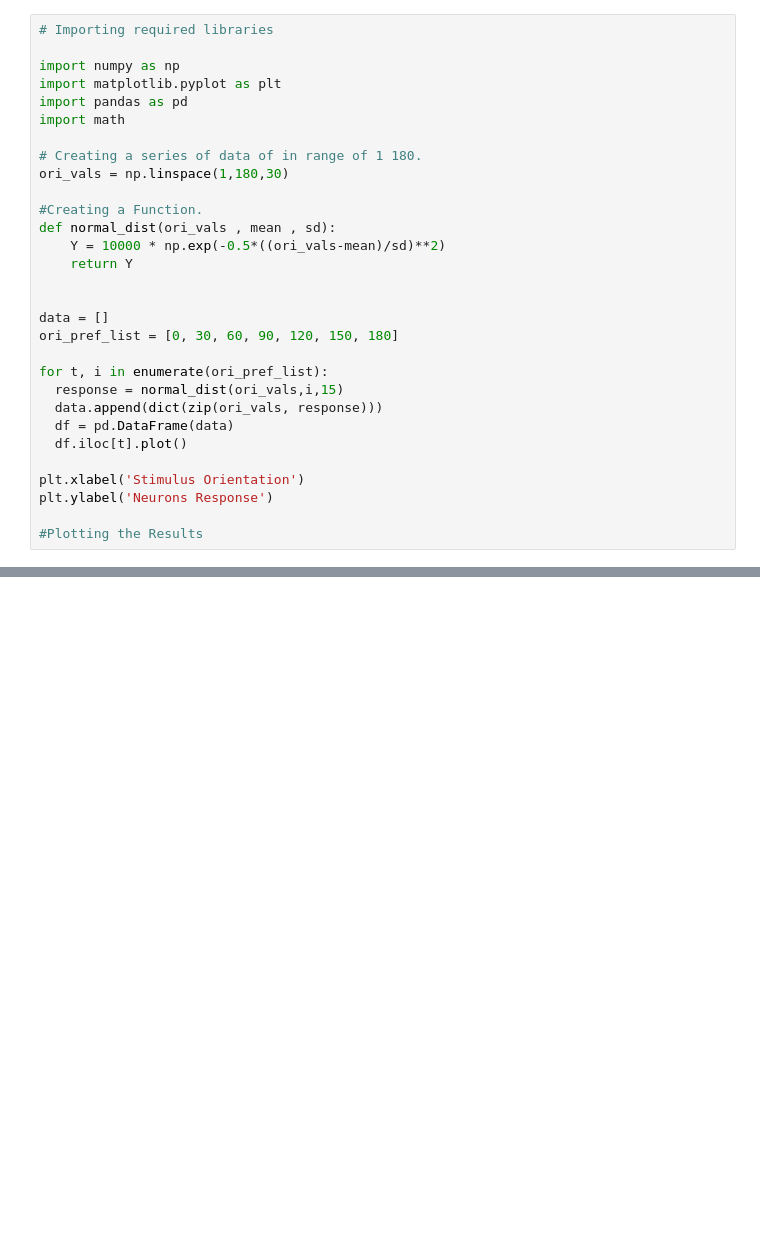
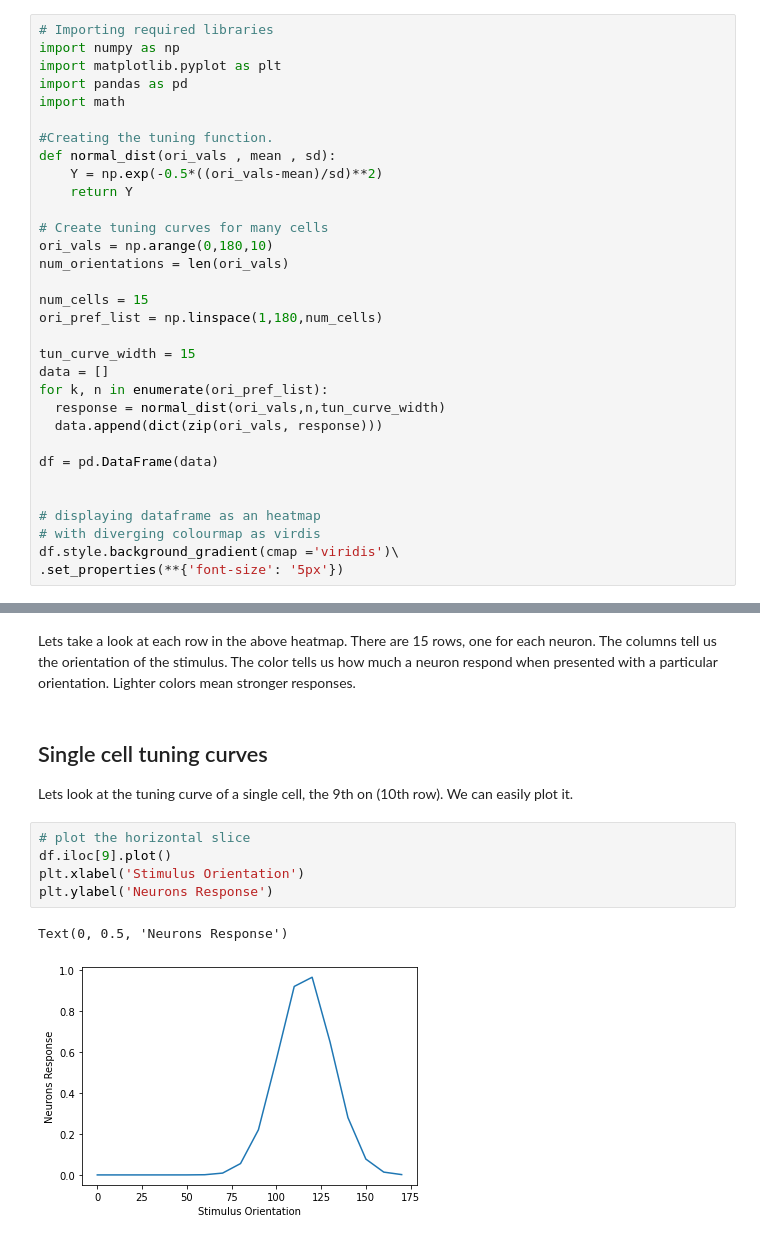
Before and after one commit to luisjexp/tchBIOMACH, a Jupyter notebook: Copy_of_feature_tuning_curve.ipynb, the cells around one changed output, grey strips where cells are left out. Cells and saved outputs as stored; diff of their text form; blank space fills up the shorter version.

```diff
--- a/Copy_of_feature_tuning_curve.ipynb
+++ b/Copy_of_feature_tuning_curve.ipynb
@@ -24,30 +28,32 @@ Lets try to draw our own tuning curves. We will draw several tuning curves for d
 # %%
 # Importing required libraries
-
 import numpy as np
 import matplotlib.pyplot as plt
 import pandas as pd
 import math
 
-# Creating a series of data of in range of 1 180.
-ori_vals = np.linspace(1,180,30)
-
-#Creating a Function.
+#Creating the tuning function.
 def normal_dist(ori_vals , mean , sd):
-    Y = 10000 * np.exp(-0.5*((ori_vals-mean)/sd)**2)
+    Y = np.exp(-0.5*((ori_vals-mean)/sd)**2)
     return Y
 
+# Create tuning curves for many cells
+ori_vals = np.arange(0,180,10)
+num_orientations = len(ori_vals)
 
+num_cells = 15
+ori_pref_list = np.linspace(1,180,num_cells)
+
+tun_curve_width = 15
 data = []
-ori_pref_list = [0, 30, 60, 90, 120, 150, 180]
+for k, n in enumerate(ori_pref_list):
+  response = normal_dist(ori_vals,n,tun_curve_width)
+  data.append(dict(zip(ori_vals, response)))
 
-for t, i in enumerate(ori_pref_list):
-  response = normal_dist(ori_vals,i,15)
-  data.append(dict(zip(ori_vals, response)))
-  df = pd.DataFrame(data)
-  df.iloc[t].plot()
+df = pd.DataFrame(data)
 
-plt.xlabel('Stimulus Orientation')
-plt.ylabel('Neurons Response')
 
-#Plotting the Results
+# displaying dataframe as an heatmap
+# with diverging colourmap as virdis
+df.style.background_gradient(cmap ='viridis')\
+.set_properties(**{'font-size': '5px'})
@@ -53,0 +77,13 @@ plt.ylabel('Neurons Response')
+# %% [markdown]
+Lets take a look at each row in the above heatmap. There are 15 rows, one for each neuron. The columns tell us the orientation of the stimulus. The color tells us how much a neuron respond when presented with a particular orientation. Lighter colors mean stronger responses.
+# %% [markdown]
+## Single cell tuning curves
+Lets look at the tuning curve of a single cell, the 9th on (10th row). We can easily plot it.
+# %%
+# plot the horizontal slice
+df.iloc[9].plot()
+plt.xlabel('Stimulus Orientation')
+plt.ylabel('Neurons Response')
+# %% [output]
+Text(0, 0.5, 'Neurons Response')
+[figure, added]
```
Also changed, not shown: parts of 9 cells of this notebook.
